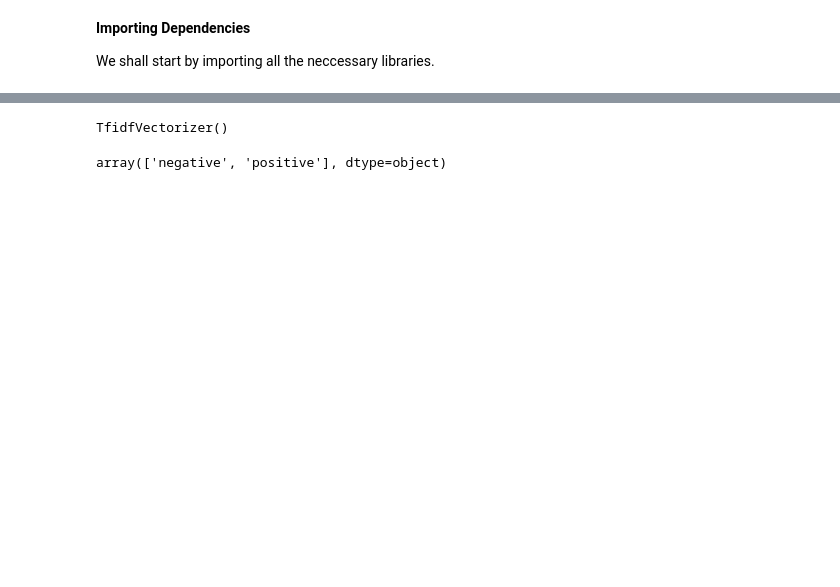
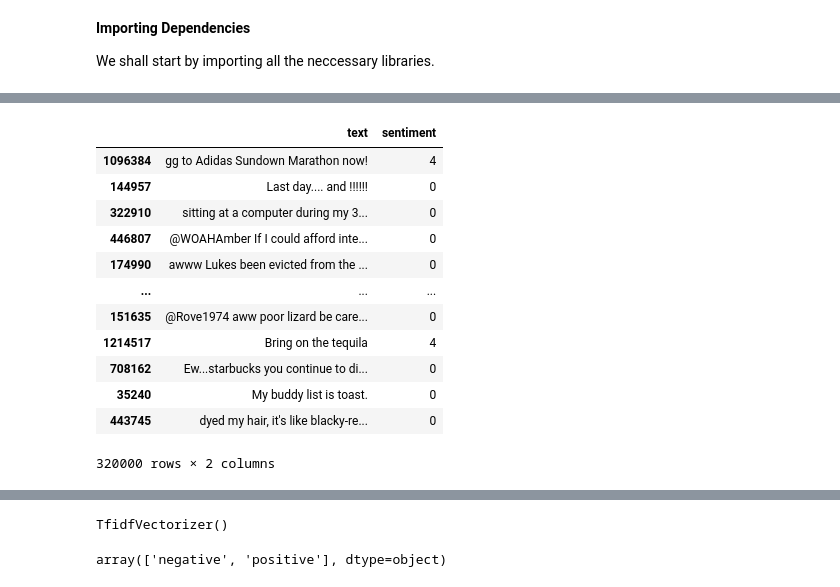
Before and after one commit to Amiir-zar/NLP_Twitter_SVM, a Jupyter notebook: analysis.ipynb, the cells around one changed output, grey strips where cells are left out. Saved outputs shown, nothing was run; the diff lists cells and outputs as text; code cells hidden in the pictures; blank space fills up the shorter version.

```diff
--- a/analysis.ipynb
+++ b/analysis.ipynb
@@ -45 +45,19 @@ tweet_data
+# %%
+## we only need two columns for sentiment anlysis
+tweet_text = tweet_data[['text','sentiment']]
+tweet_text
+# %% [output]
+|  | text | sentiment |
+| 1096384 | gg to Adidas Sundown Marathon now! | 4 |
+| 144957 | Last day.... and !!!!!! | 0 |
+| 322910 | sitting at a computer during my 3... | 0 |
+| 446807 | @WOAHAmber If I could afford inte... | 0 |
+| 174990 | awww Lukes been evicted from the ... | 0 |
+| ... | ... | ... |
+| 151635 | @Rove1974 aww poor lizard be care... | 0 |
+| 1214517 | Bring on the tequila | 4 |
+| 708162 | Ew...starbucks you continue to di... | 0 |
+| 35240 | My buddy list is toast. | 0 |
+| 443745 | dyed my hair, it's like blacky-re... | 0 |
+320000 rows × 2 columns
 # %%
```
Also changed, not shown: parts of 30 cells of this notebook, 5 other files.
